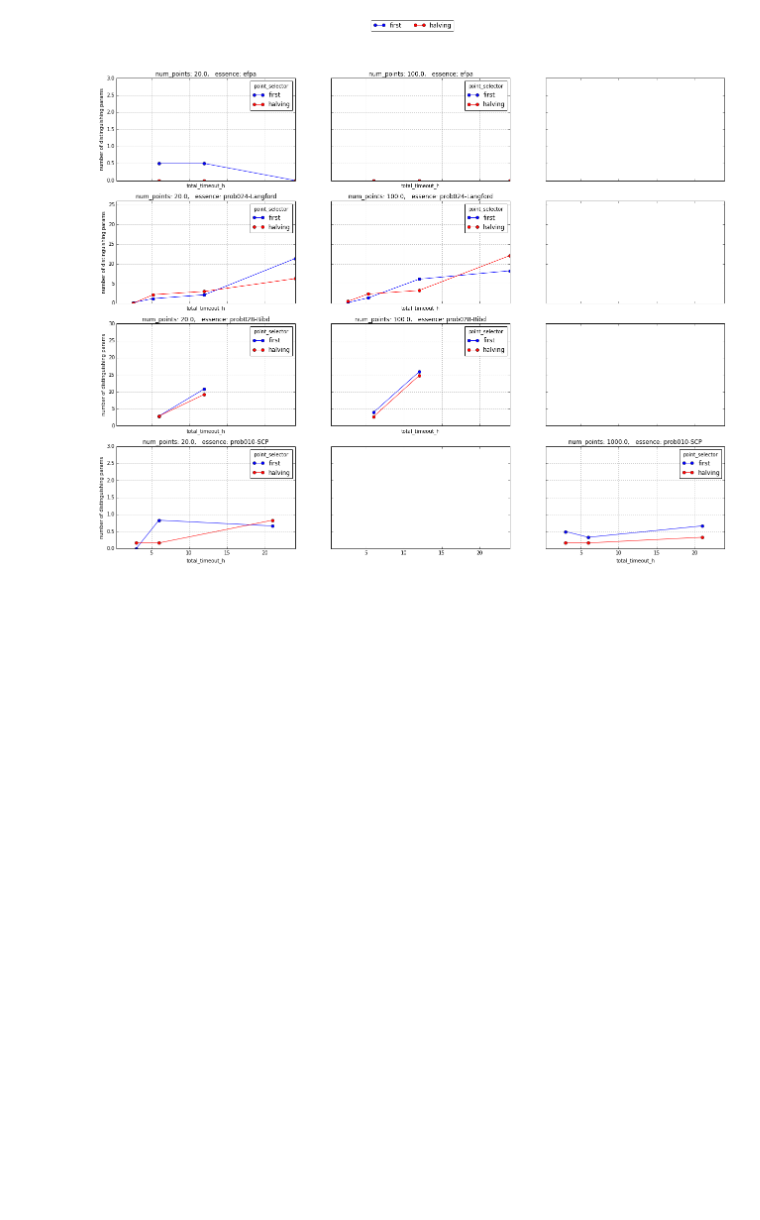
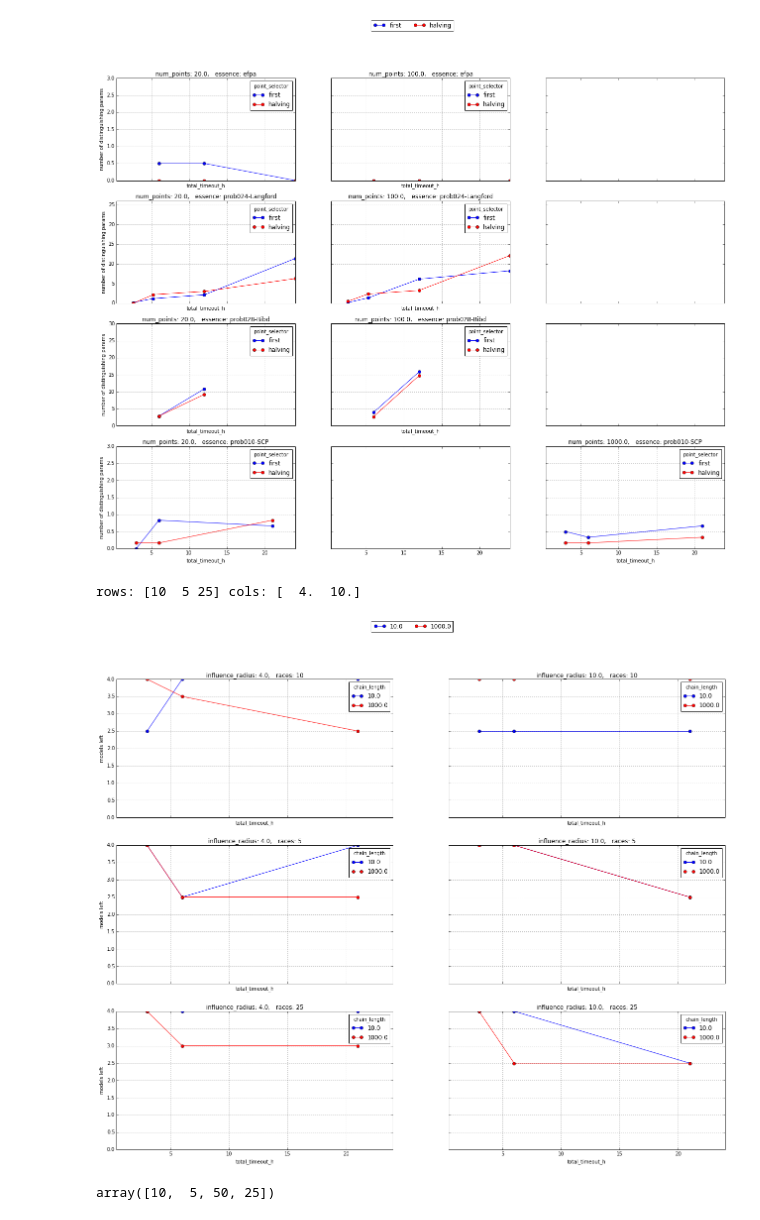
Before and after one commit to Bilalh/Gen, a Jupyter notebook: scripts/parse_results/useful.ipynb, the cells around one changed output. Saved outputs shown, nothing was run; the diff lists cells and outputs as text; code cells hidden in the pictures; blank space fills up the shorter version.

```diff
--- a/scripts/parse_results/useful.ipynb
+++ b/scripts/parse_results/useful.ipynb
@@ -145,3 +146,14 @@ plot_grid(our = df[ (df['total_timeout_h'] >=1 ) & (df['method'] == 'ksample' )
          )
 # %% [output]
 [figure]
+# %%
+plot_grid(our = df[ (df['total_timeout_h'] >=1 ) & (df['method'] == 'markov' )  ],
+      cols_names=['races', '', 'chain_length']
+     )
+# %% [output]
+rows: [10  5 25] cols: [  4.  10.]
+[figure, added]
+# %%
+df['races'].unique()
+# %% [output]
+array([10,  5, 50, 25])
```
Also changed, not shown: parts of 2 cells of this notebook.
